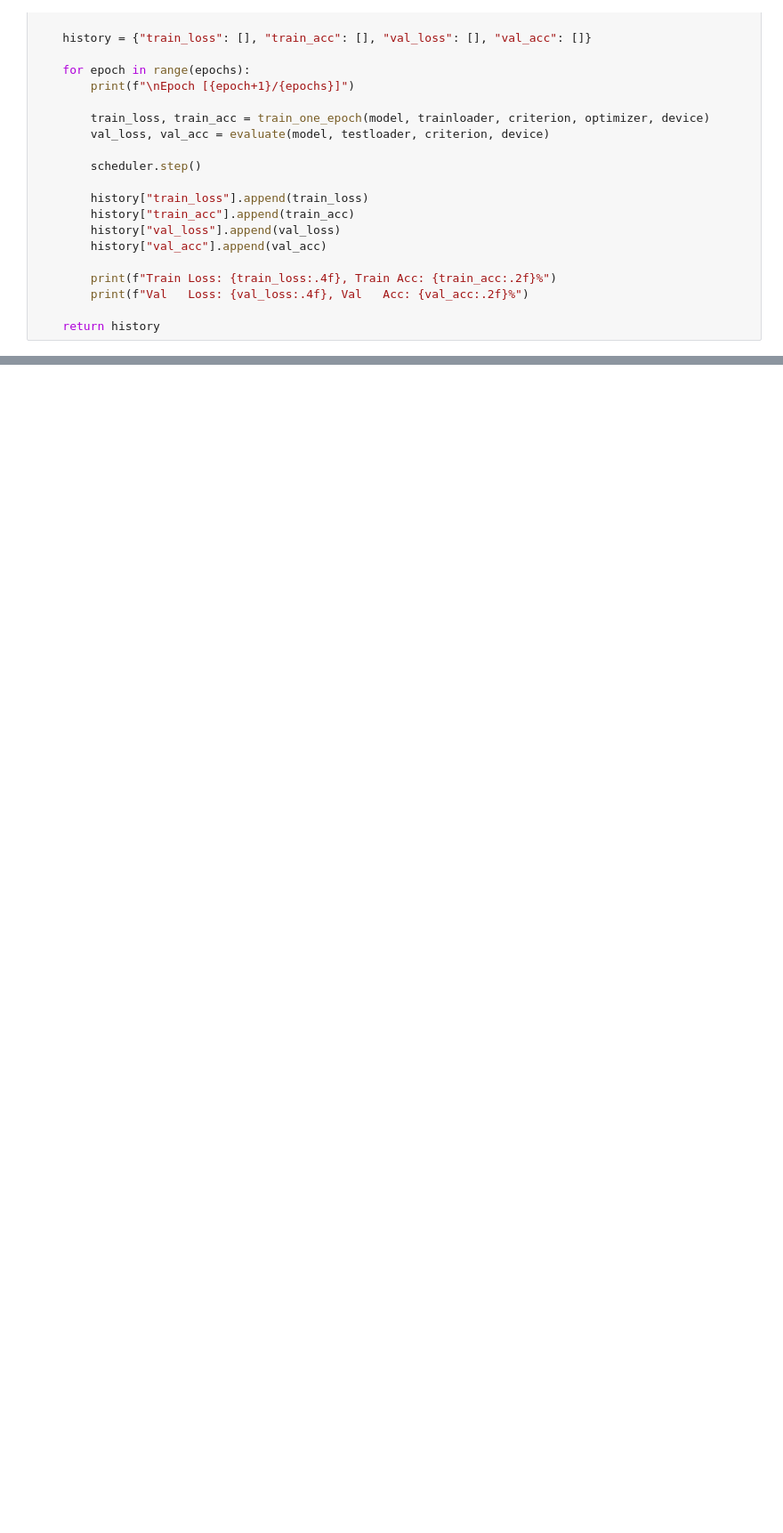
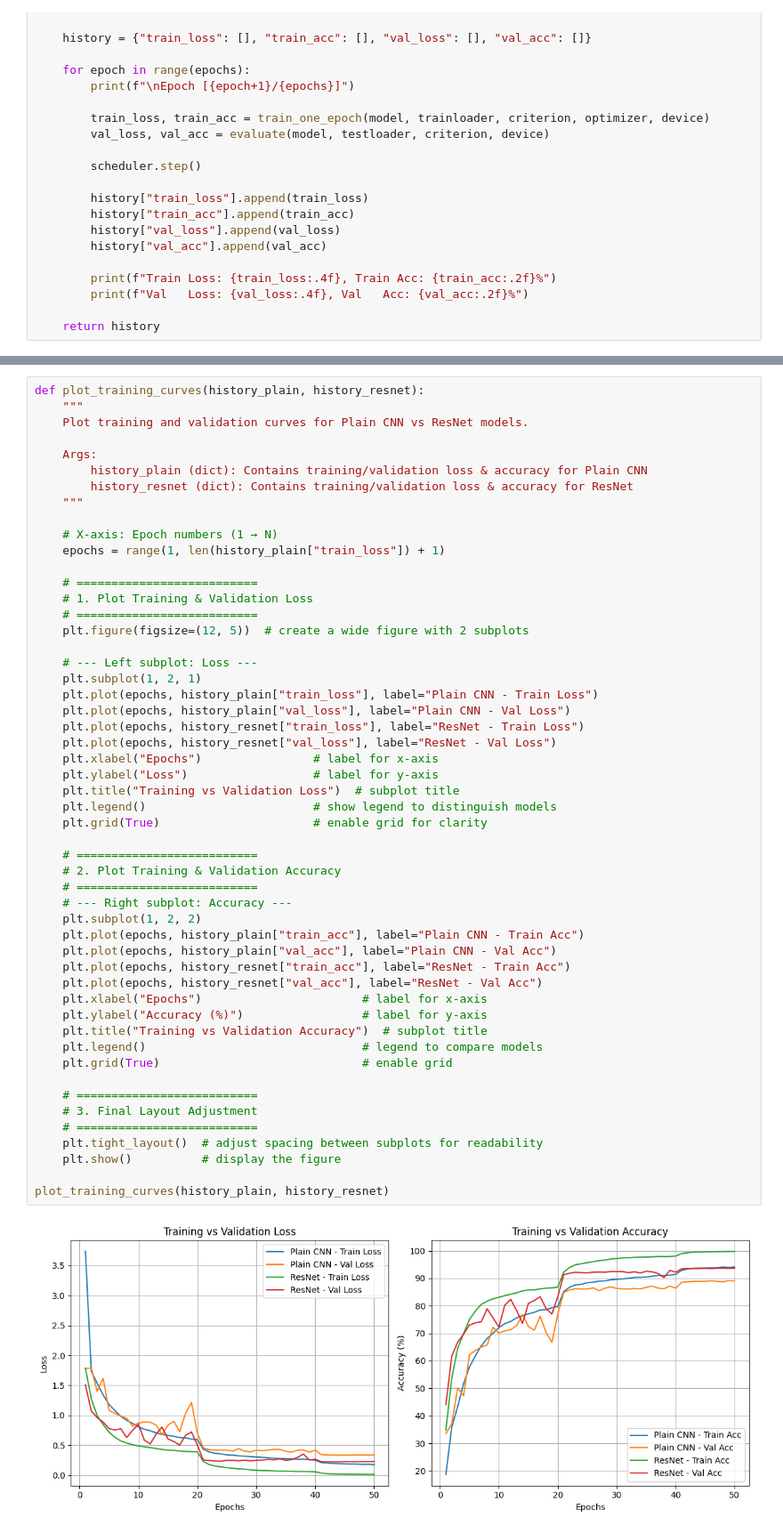
Before and after one commit to vikaspathak0911/Plain-CNN-vs-ResNet-, a Jupyter notebook: plain_CNN_vs_ResNet.ipynb, the cells around one changed output, grey strips where cells are left out. Shown: that part at 89% size. Saved outputs shown, nothing was run; the diff lists cells and outputs as text; blank space fills up the shorter version.

```diff
--- a/plain_CNN_vs_ResNet.ipynb
+++ b/plain_CNN_vs_ResNet.ipynb
@@ -358,0 +884,54 @@ def train_model(model, trainloader, testloader, device, epochs=50, lr=0.1):
+# %%
+def plot_training_curves(history_plain, history_resnet):
+    """
+    Plot training and validation curves for Plain CNN vs ResNet models.
+
+    Args:
+        history_plain (dict): Contains training/validation loss & accuracy for Plain CNN
+        history_resnet (dict): Contains training/validation loss & accuracy for ResNet
+    """
+
+    # X-axis: Epoch numbers (1 → N)
+    epochs = range(1, len(history_plain["train_loss"]) + 1)
+
+    # ==========================
+    # 1. Plot Training & Validation Loss
+    # ==========================
+    plt.figure(figsize=(12, 5))  # create a wide figure with 2 subplots
+
+    # --- Left subplot: Loss ---
+    plt.subplot(1, 2, 1)
+    plt.plot(epochs, history_plain["train_loss"], label="Plain CNN - Train Loss")
+    plt.plot(epochs, history_plain["val_loss"], label="Plain CNN - Val Loss")
+    plt.plot(epochs, history_resnet["train_loss"], label="ResNet - Train Loss")
+    plt.plot(epochs, history_resnet["val_loss"], label="ResNet - Val Loss")
+    plt.xlabel("Epochs")                # label for x-axis
+    plt.ylabel("Loss")                  # label for y-axis
+    plt.title("Training vs Validation Loss")  # subplot title
+    plt.legend()                        # show legend to distinguish models
+    plt.grid(True)                      # enable grid for clarity
+
+    # ==========================
+    # 2. Plot Training & Validation Accuracy
+    # ==========================
+    # --- Right subplot: Accuracy ---
+    plt.subplot(1, 2, 2)
+    plt.plot(epochs, history_plain["train_acc"], label="Plain CNN - Train Acc")
+    plt.plot(epochs, history_plain["val_acc"], label="Plain CNN - Val Acc")
+    plt.plot(epochs, history_resnet["train_acc"], label="ResNet - Train Acc")
+    plt.plot(epochs, history_resnet["val_acc"], label="ResNet - Val Acc")
+    plt.xlabel("Epochs")                       # label for x-axis
+    plt.ylabel("Accuracy (%)")                 # label for y-axis
+    plt.title("Training vs Validation Accuracy")  # subplot title
+    plt.legend()                               # legend to compare models
+    plt.grid(True)                             # enable grid
+
+    # ==========================
+    # 3. Final Layout Adjustment
+    # ==========================
+    plt.tight_layout()  # adjust spacing between subplots for readability
+    plt.show()          # display the figure
+
+plot_training_curves(history_plain, history_resnet)
+# %% [output]
+[figure, added]
```
Also changed, not shown: parts of 18 cells of this notebook.
